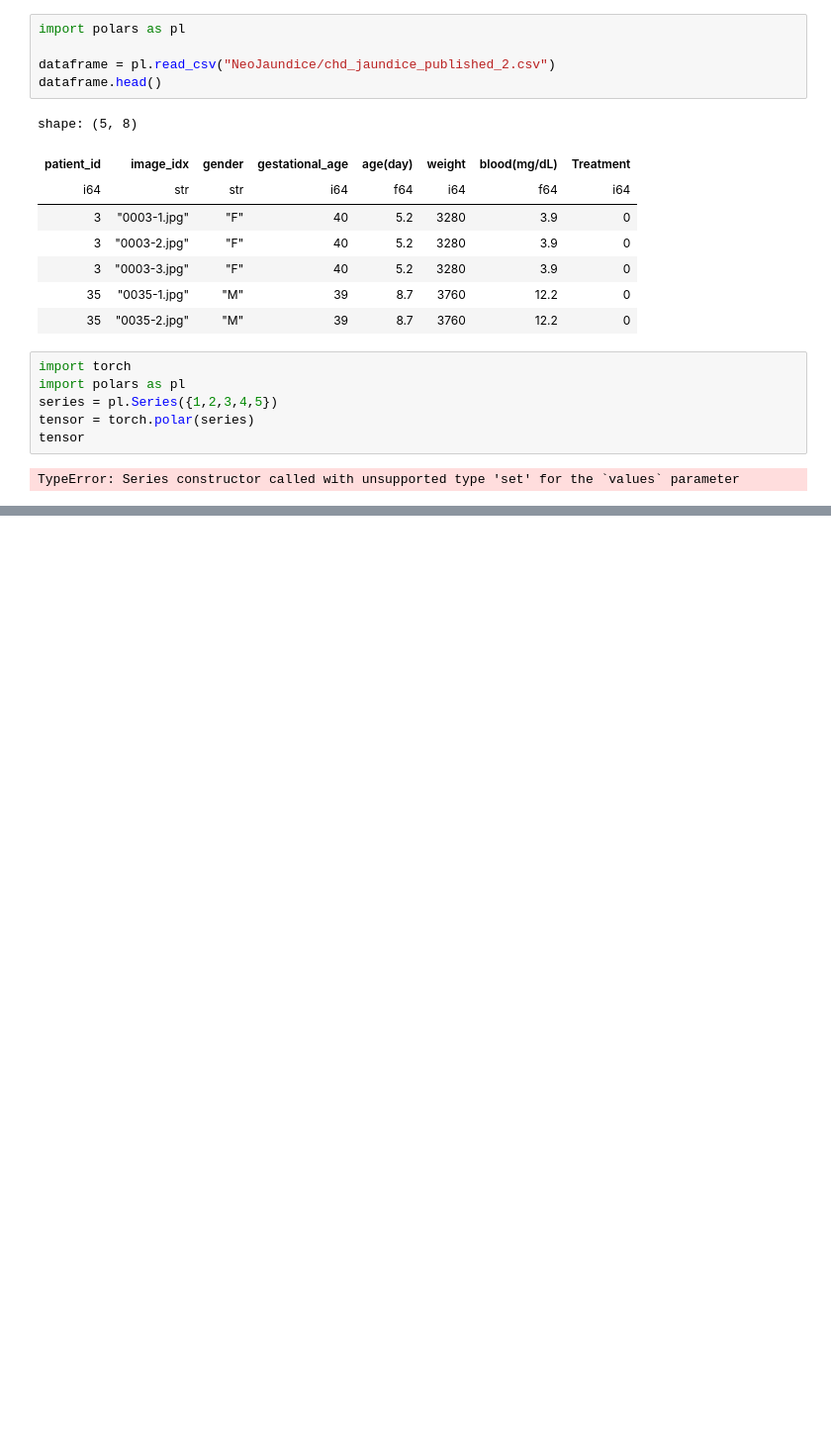
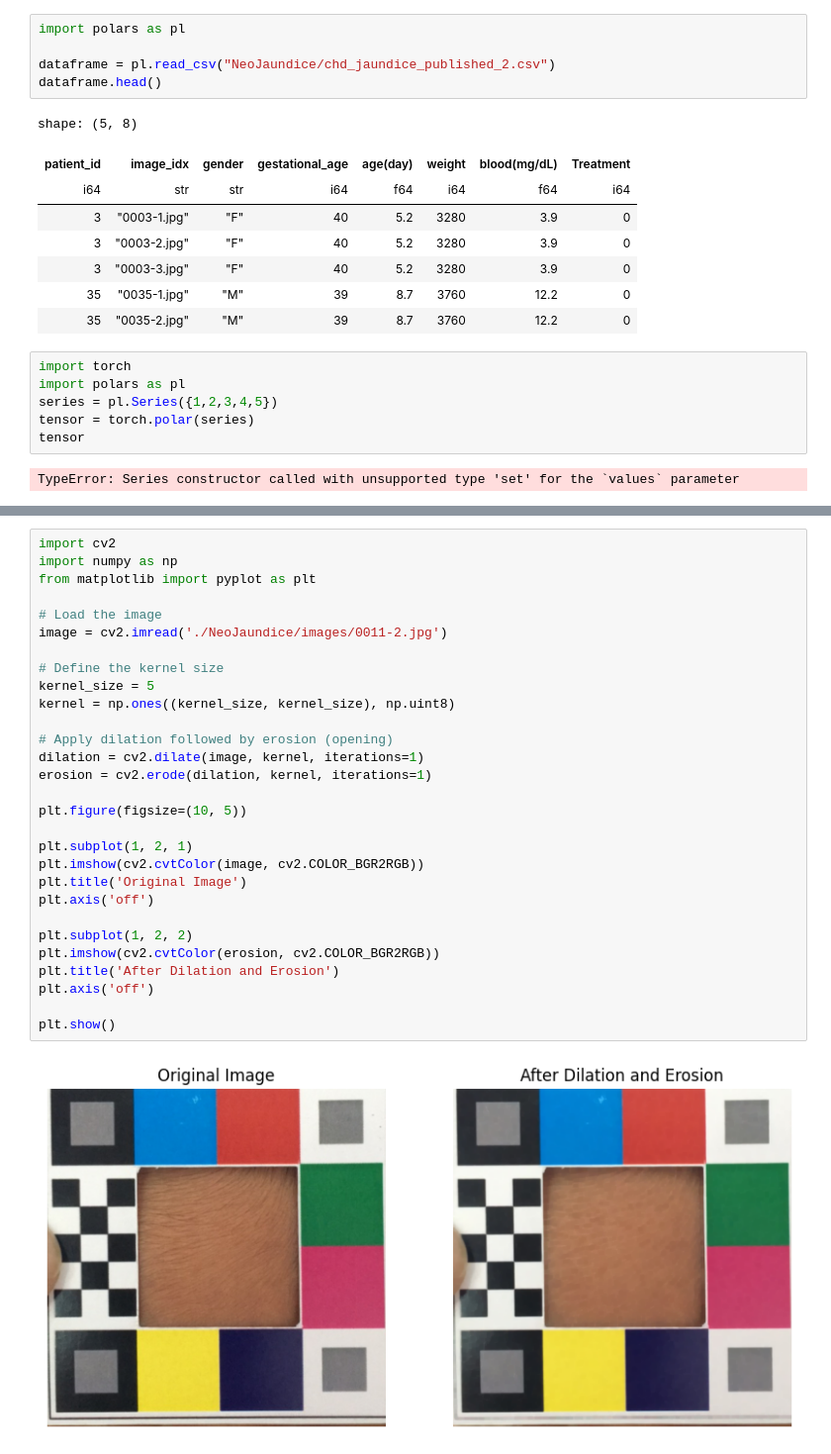
Before and after one commit to divijjasuja/jaundice_detection_project, a Jupyter notebook: practice.ipynb, the cells around one changed output, grey strips where cells are left out. Shown at 99% size. Drawn from its saved outputs; the diff is of its cells as text; blank space fills up the shorter version.

```diff
--- a/practice.ipynb
+++ b/practice.ipynb
@@ -73,0 +115,31 @@ TypeError: Series constructor called with unsupported type 'set' for the `values
+# %%
+import cv2
+import numpy as np
+from matplotlib import pyplot as plt
+
+# Load the image
+image = cv2.imread('./NeoJaundice/images/0011-2.jpg')
+
+# Define the kernel size
+kernel_size = 5
+kernel = np.ones((kernel_size, kernel_size), np.uint8)
+
+# Apply dilation followed by erosion (opening)
+dilation = cv2.dilate(image, kernel, iterations=1)
+erosion = cv2.erode(dilation, kernel, iterations=1)
+
+plt.figure(figsize=(10, 5))
+
+plt.subplot(1, 2, 1)
+plt.imshow(cv2.cvtColor(image, cv2.COLOR_BGR2RGB))
+plt.title('Original Image')
+plt.axis('off')
+
+plt.subplot(1, 2, 2)
+plt.imshow(cv2.cvtColor(erosion, cv2.COLOR_BGR2RGB))
+plt.title('After Dilation and Erosion')
+plt.axis('off')
+
+plt.show()
+# %% [output]
+[figure, added]
```
Also changed, not shown: parts of 1 cell of this notebook, 3 other files.
